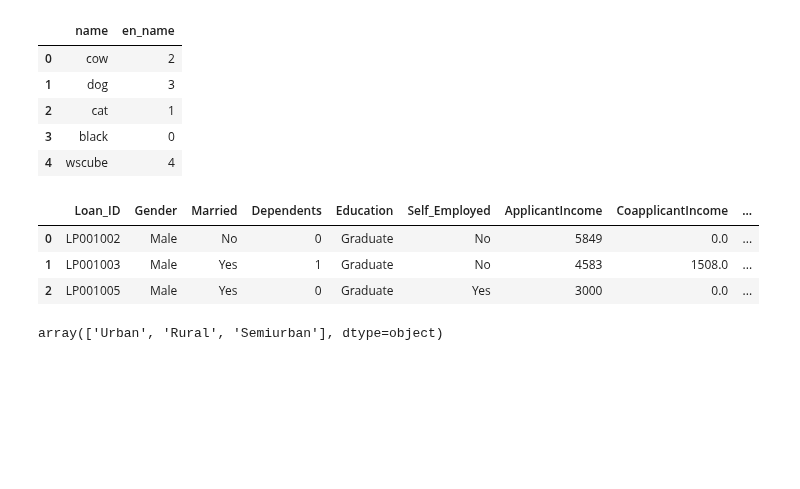
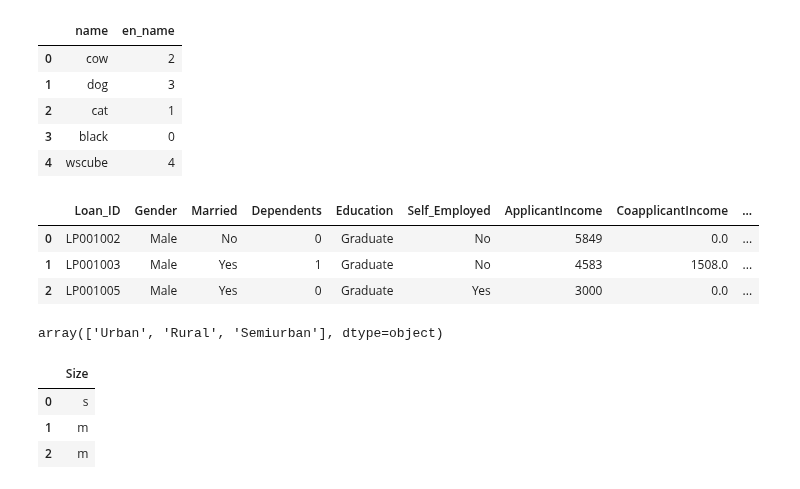
Before and after one commit to AnkitBhagat17/Data_Visualization, a Jupyter notebook: Machine_Learning.ipynb, the cells around one changed output. Cells and saved outputs as stored; diff of their text form; code cells hidden in the pictures; blank space fills up the shorter version.

```diff
--- a/Machine_Learning.ipynb
+++ b/Machine_Learning.ipynb
@@ -692,0 +695,8 @@ dataset["Property_Area"] = la.fit_transform(dataset['Property_Area'])
+# %%
+df = pd.DataFrame({"Size":['s','m','m','l','xl','s','m','l','s','l','xl','m']})
+df.head(3)
+# %% [output]
+|  | Size |
+| 0 | s |
+| 1 | m |
+| 2 | m |
```
Also changed, not shown: parts of 3 cells of this notebook.
